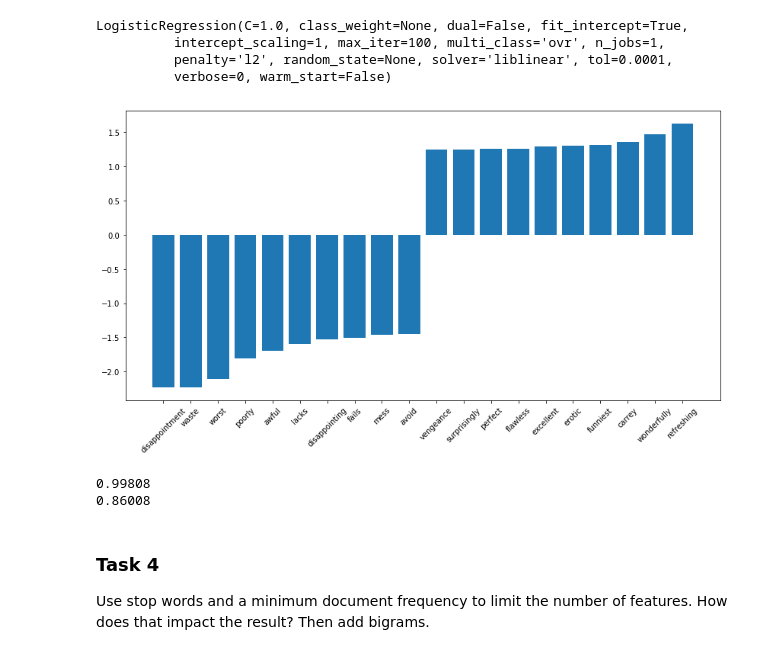
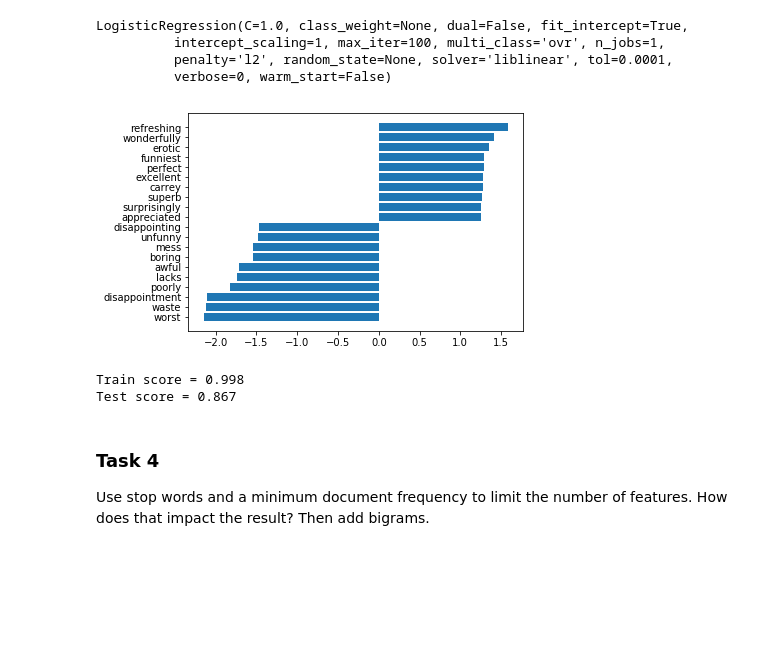
Before and after one commit to Larry201608/Columbia-Data-Science-Bootcamp, a Jupyter notebook: notebooks/day4-lab2-natural-language-processing.ipynb, the cells around one changed output. Drawn from its saved outputs; the diff is of its cells as text; code cells hidden in the pictures; blank space fills up the shorter version.

```diff
--- a/notebooks/day4-lab2-natural-language-processing.ipynb
+++ b/notebooks/day4-lab2-natural-language-processing.ipynb
@@ -161,6 +159,10 @@ Do these make sense?
 Then evaluate the model on the test set.
 # %%
 from sklearn.linear_model import LogisticRegression
+vect = CountVectorizer()
+vect.fit(text_train)
+X_train = vect.transform(text_train)
+X_test = vect.transform(text_test)
 lr = LogisticRegression()
 lr.fit(X_train, y_train)
 # %% [output]
@@ -168,37 +170,33 @@ LogisticRegression(C=1.0, class_weight=None, dual=False, fit_intercept=True,
           intercept_scaling=1, max_iter=100, multi_class='ovr', n_jobs=1,
           penalty='l2', random_state=None, solver='liblinear', tol=0.0001,
           verbose=0, warm_start=False)
-# %%
-lrcoef_argsorted = np.argsort(lr.coef_[0,:])
-feature_names_array = np.array(vect.get_feature_names())
-words = []
-values = []
-for i in range(0,10):
-    name = feature_names[lrcoef_argsorted[i]]
-    val = lr.coef_[0,lrcoef_argsorted[i]]
-    words.append(name)
-    values.append(val)
-
-for i in range(-10,0):
-    name = feature_names[lrcoef_argsorted[i]]
-    val = lr.coef_[0,lrcoef_argsorted[i]]
-    words.append(name)
-    values.append(val)
-# %%
-x = np.arange(20)
-fig, ax = plt.subplots(figsize=(14,7))
-plt.setp(ax.xaxis.get_majorticklabels(), rotation=45)
-plt.bar(x, values)
-plt.xticks(x, words)
-plt.show()
-# %% [output]
-[figure, removed]
+# %%
+def plot_top_bot(coef, names, n=10):
+    lrcoef_argsorted = np.argsort(coef)
+    feature_names_array = np.array(names)
+    words = []
+    values = []
+    for i in range(0,n):
+        words.append(names[lrcoef_argsorted[i]])
+        values.append(coef[lrcoef_argsorted[i]])
+
+    for i in range(-n,0):
+        words.append(names[lrcoef_argsorted[i]])
+        values.append(coef[lrcoef_argsorted[i]])
+
+    y = np.arange(n*2)
+    plt.barh(y, values)
+    plt.yticks(y, words)
+    plt.show()
+plot_top_bot(lr.coef_[0,:], vect.get_feature_names())
+# %% [output]
+[figure, added]
 # %%
-print(lr.score(X_train, y_train))
-print(lr.score(X_test, y_test))
+print("Train score = {:.3f}".format(lr.score(X_train, y_train)))
+print("Test score = {:.3f}".format(lr.score(X_test, y_test)))
 # %% [output]
-0.99808
-0.86008
+Train score = 0.998
+Test score = 0.867
 # %% [markdown]
 ### Task 4
 Use stop words and a minimum document frequency to limit the number of features. How does that impact the result?
```
Also changed, not shown: parts of 14 cells of this notebook.
